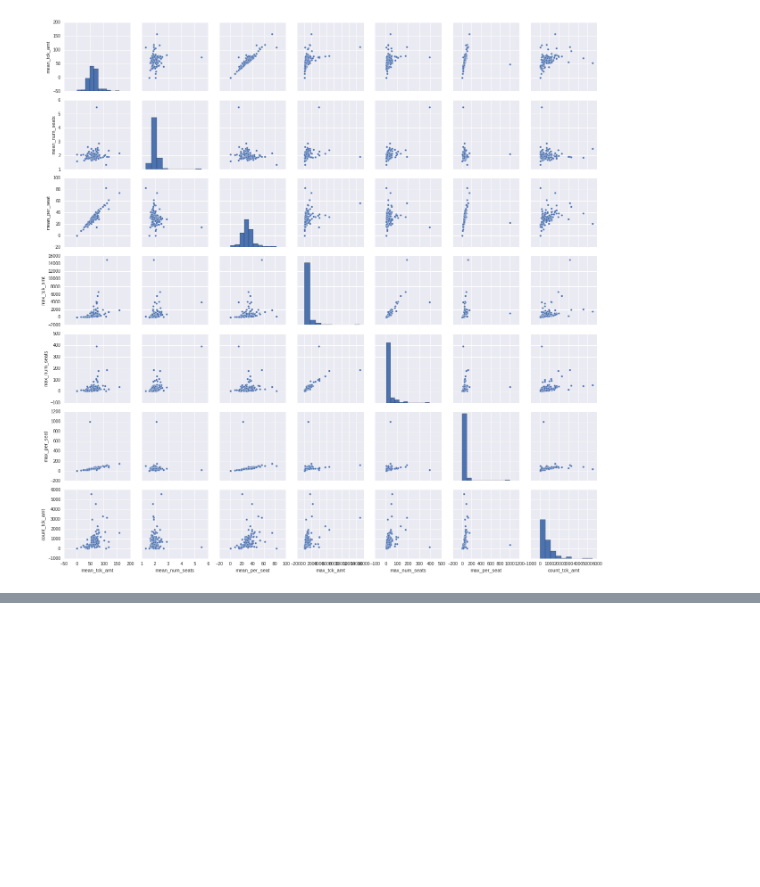
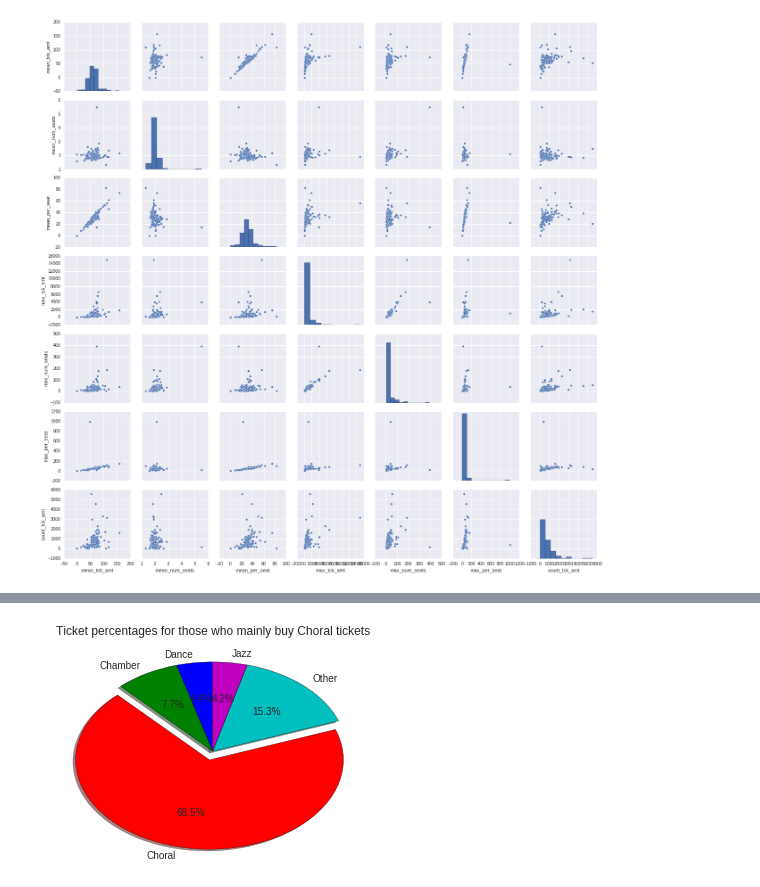
Before and after one commit to MichiganDataScienceTeam/ums-team-stroud, a Jupyter notebook: plots_deluxxx.ipynb, the cells around one changed output, grey strips where cells are left out. Cells and saved outputs as stored; diff of their text form; code cells hidden in the pictures; blank space fills up the shorter version.

```diff
--- a/plots_deluxxx.ipynb
+++ b/plots_deluxxx.ipynb
@@ -95,0 +223,4 @@ sb.pairplot(df_perf)
+# %%
+pie_from_counter(cross_dict['Choral'], 'Choral')
+# %% [output]
+[figure, added]
```
Also changed, not shown: parts of 11 cells of this notebook.
